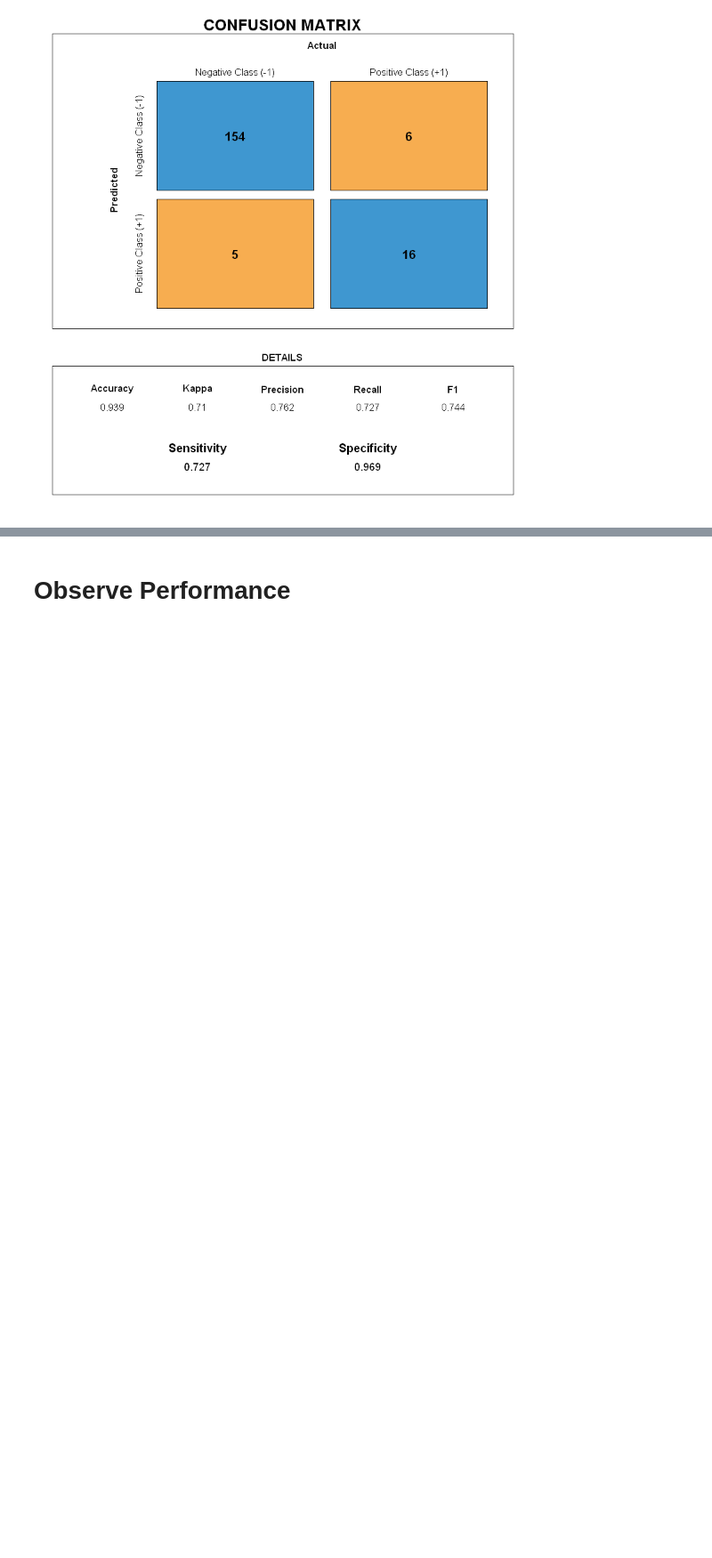
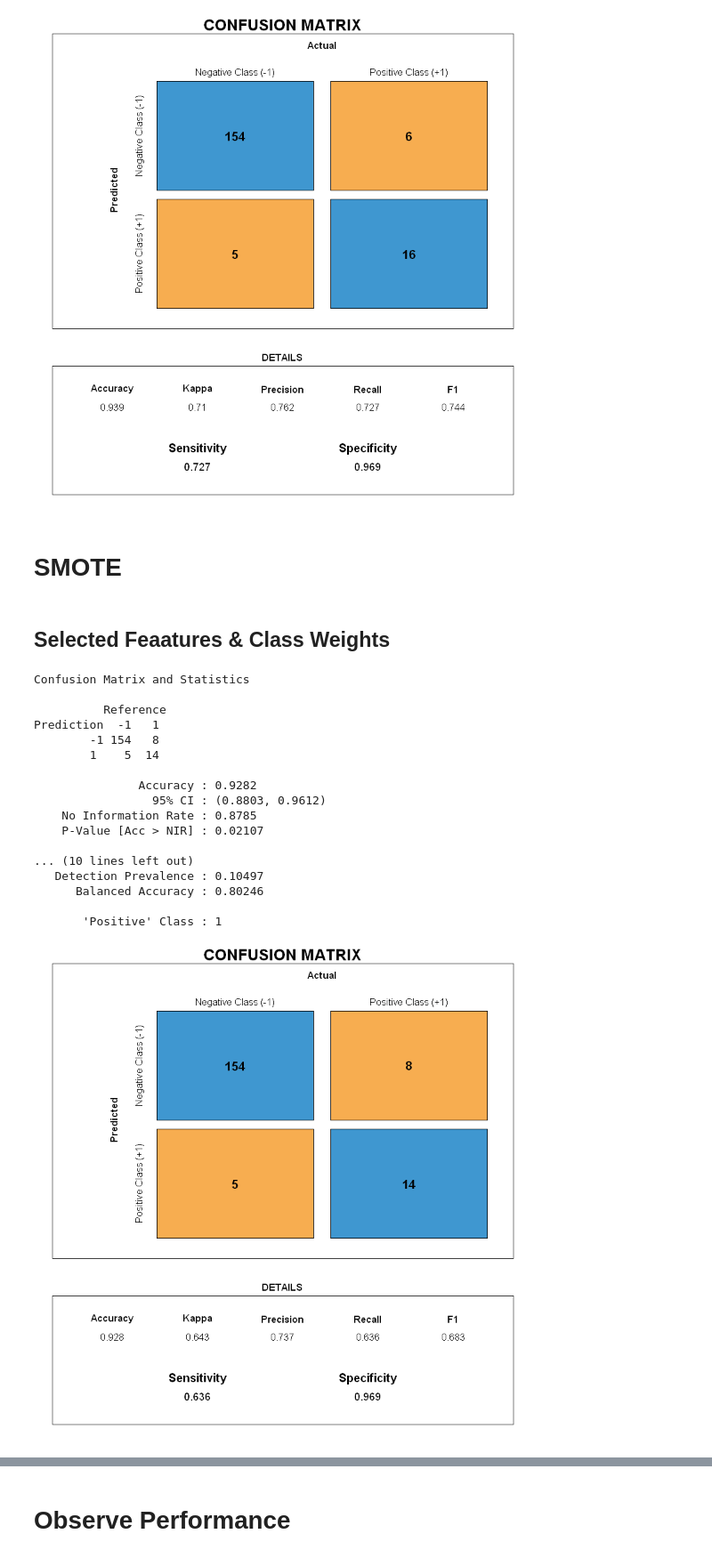
Before and after one commit to jakechinmk/data_science, a Jupyter notebook: hepc/notebook/data_mining_assignment_2.ipynb, the cells around one changed output, grey strips where cells are left out. Shown: that part at 89% size. Drawn from its saved outputs; the diff is of its cells as text; code cells hidden in the pictures; blank space fills up the shorter version.

Commit message:
Added SMOTE

```diff
--- a/hepc/notebook/data_mining_assignment_2.ipynb
+++ b/hepc/notebook/data_mining_assignment_2.ipynb
@@ -140,6 +148,7 @@ selected_features <- c('AST', 'ALP', 'ALT', 'GGT', 'BIL', 'general_category')
 train.1 <- train[, all_features]
 train.2 <- train[, selected_features]
 train.3 <- ROSE(general_category~., data=train.1, seed=8888)$data[, selected_features]
+train.4 <- SMOTE(general_category~., data=train.1, seed=8888, perc.over=600, perc.under=100)
 # %%
 table(train.1$general_category)
 # %% [output]
@@ -685,3 +699,38 @@ Prediction  -1   1
 
        'Positive' Class : 1
 [figure]
+# %% [markdown]
+# SMOTE
+# %% [markdown]
+## Selected Feaatures & Class Weights
+# %%
+classifier4.1 <- svm(formula= general_category ~ .,
+                   data=train.4,
+                   type='C-classification',
+                   kernel='linear',
+                   cross=5
+                  )
+
+y_pred <- predict(classifier4.1, newdata=valid)
+cm <- confusionMatrix(y_pred, valid[, 'general_category'], positive="1")
+cm
+draw_confusion_matrix(cm)
+# %% [output]
+Confusion Matrix and Statistics
+
+          Reference
+Prediction  -1   1
+        -1 154   8
+        1    5  14
+
+               Accuracy : 0.9282
+                 95% CI : (0.8803, 0.9612)
+    No Information Rate : 0.8785
+    P-Value [Acc > NIR] : 0.02107
+
+... (10 lines left out)
+   Detection Prevalence : 0.10497
+      Balanced Accuracy : 0.80246
+
+       'Positive' Class : 1
+[figure, added]
```
Also changed, not shown: parts of 25 cells of this notebook, 1 other file.
